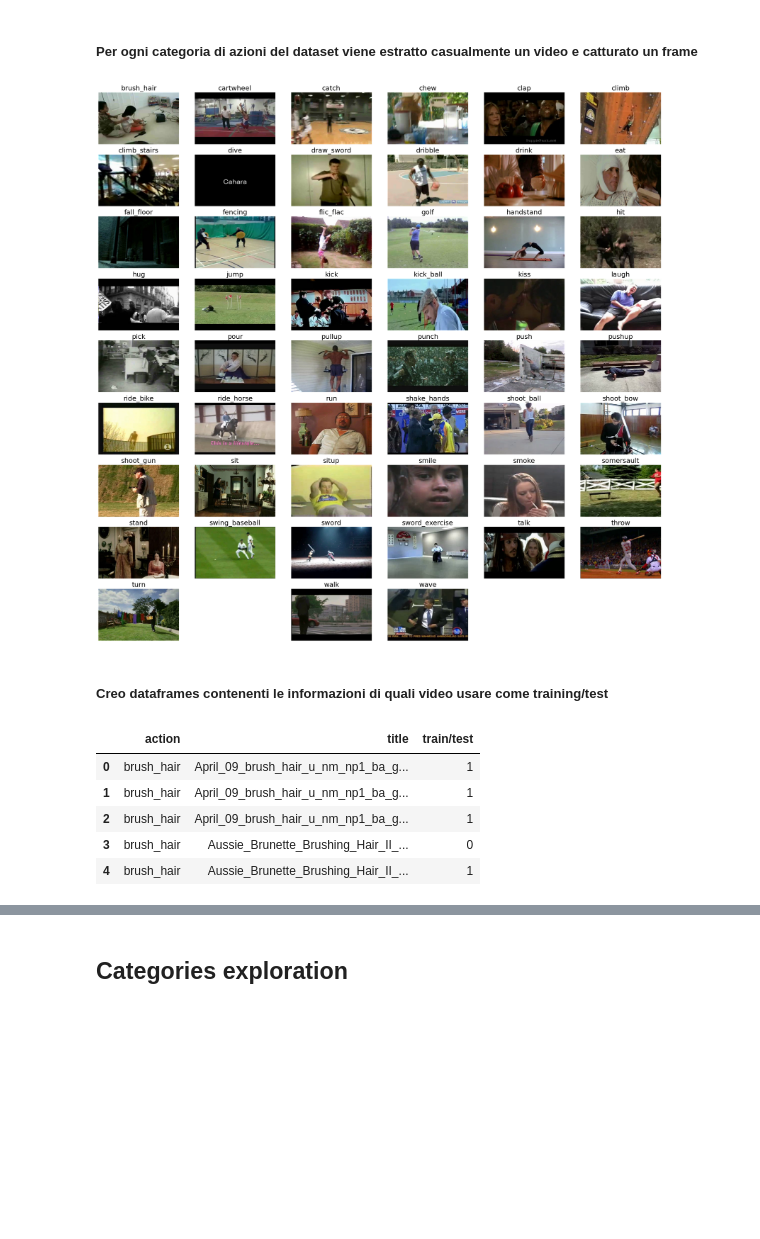
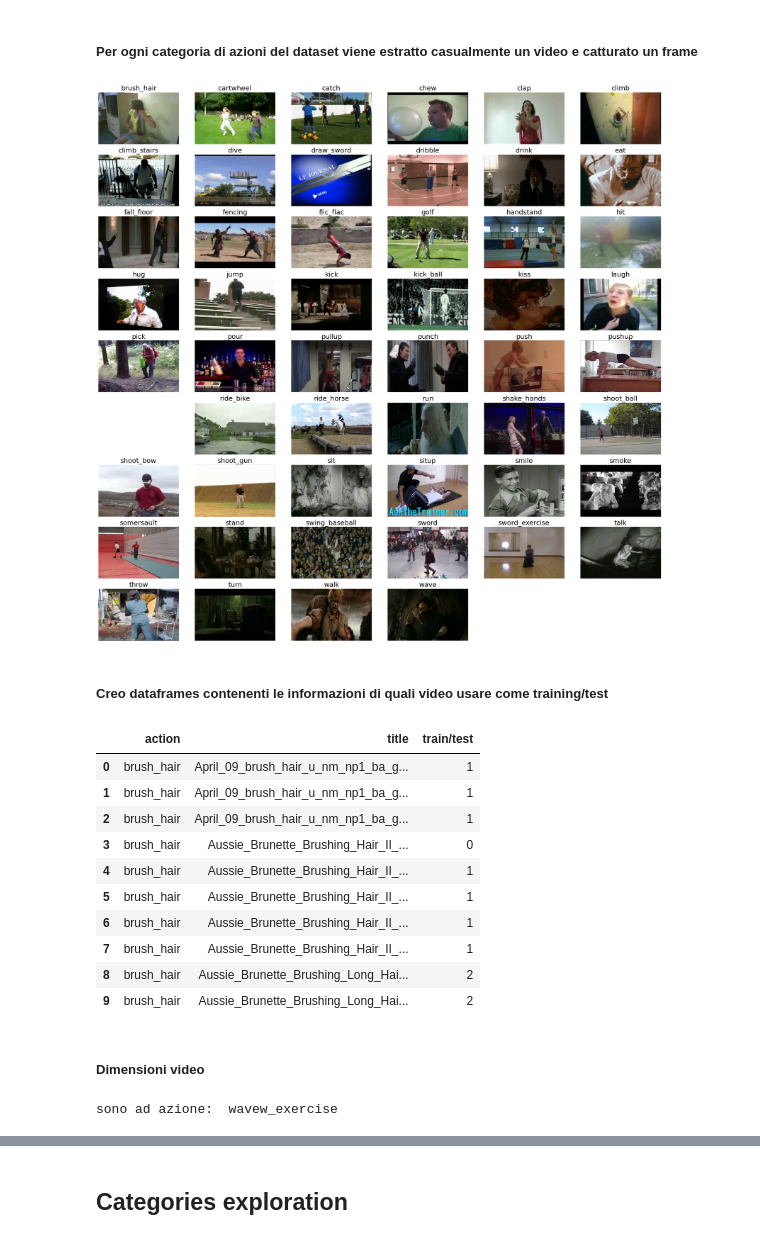
Before and after one commit to giocoal/hmdb51-two-stream-action-recognition, a Jupyter notebook: DataExploration.ipynb, the cells around one changed output, grey strips where cells are left out. Saved outputs shown, nothing was run; the diff lists cells and outputs as text; code cells hidden in the pictures; blank space fills up the shorter version.

```diff
--- a/DataExploration.ipynb
+++ b/DataExploration.ipynb
@@ -15,20 +15,20 @@ path = "C:/Users/Ale/Desktop/Uni/Magistrale/Secondo semestre/Deep Learning/Proge
 # %%
 plt.figure(figsize=(30,30))
 actions = os.listdir(f"{path}/hmdb51")    #va estratto il dataset dal file zippato
 counter = 0
 for action in actions:
     counter += 1
     list_videos_action = os.listdir(f"{path}/hmdb51/{action}")    #tutti i video di quell'azione
-    if list_videos_action:  #se lista non è vuota
+    if (action != "video") and (action != "rawframes"):
         selected_video = random.choice(list_videos_action)
         video_reader = cv2.VideoCapture(f"{path}/hmdb51/{action}/{selected_video}")
         ret, gbrframe = video_reader.read()
         video_reader.release()
         rgb_frame = cv2.cvtColor(gbrframe, cv2.COLOR_BGR2RGB)    #converto immagine da BGR a RGB
         plt.subplot(9,6,counter);plt.imshow(rgb_frame, aspect = "auto");plt.axis("off")
         plt.title(action, fontsize = 20)
 # %% [output]
-[figure, old version]
+[figure, new version]
 # %% [markdown]
 ##### Creo dataframes contenenti le informazioni di quali video usare come training/test
 # %%
@@ -45,7 +45,7 @@ split1 = split_to_df("split1")
 split2 = split_to_df("split2")
 split3 = split_to_df("split3")
 # %%
-split1.head()
+split1.head(10)
 # %% [output]
 |  | action | title | train/test |
 | 0 | brush_hair | April_09_brush_hair_u_nm_np1_ba_g... | 1 |
@@ -53,3 +53,25 @@ split1.head()
 | 2 | brush_hair | April_09_brush_hair_u_nm_np1_ba_g... | 1 |
 | 3 | brush_hair | Aussie_Brunette_Brushing_Hair_II_... | 0 |
 | 4 | brush_hair | Aussie_Brunette_Brushing_Hair_II_... | 1 |
+| 5 | brush_hair | Aussie_Brunette_Brushing_Hair_II_... | 1 |
+| 6 | brush_hair | Aussie_Brunette_Brushing_Hair_II_... | 1 |
+| 7 | brush_hair | Aussie_Brunette_Brushing_Hair_II_... | 1 |
+| 8 | brush_hair | Aussie_Brunette_Brushing_Long_Hai... | 2 |
+| 9 | brush_hair | Aussie_Brunette_Brushing_Long_Hai... | 2 |
+# %% [markdown]
+##### Dimensioni video
+# %%
+dimensions = dict()
+for action in actions:
+    print("sono ad azione: ", action, end="\r")
+    for video in os.listdir(f"{path}/hmdb51/{action}"):
+        if split1[split1["title"] == video]["train/test"].item() != 0:
+            video_reader = cv2.VideoCapture(f'{path}/hmdb51/{action}/{video}')
+            larghezza  = video_reader.get(cv2.CAP_PROP_FRAME_WIDTH)   # float `width`
+            video_reader.release()
+            if larghezza not in dimensions:
+                dimensions[larghezza] = 1
+            else:
+                dimensions[larghezza] += 1
+# %% [output]
+sono ad azione:  wavew_exercise
```
Also changed, not shown: parts of 19 cells of this notebook.
